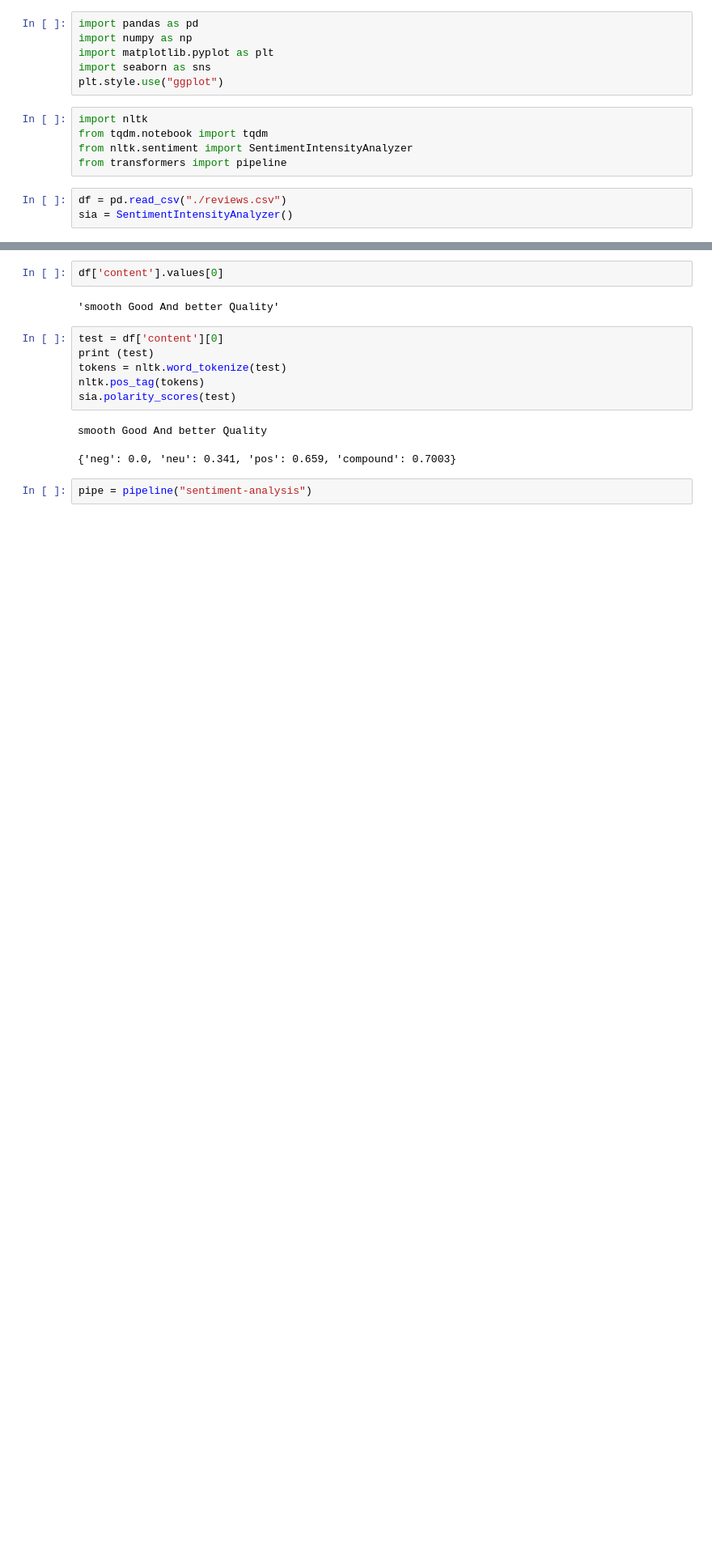
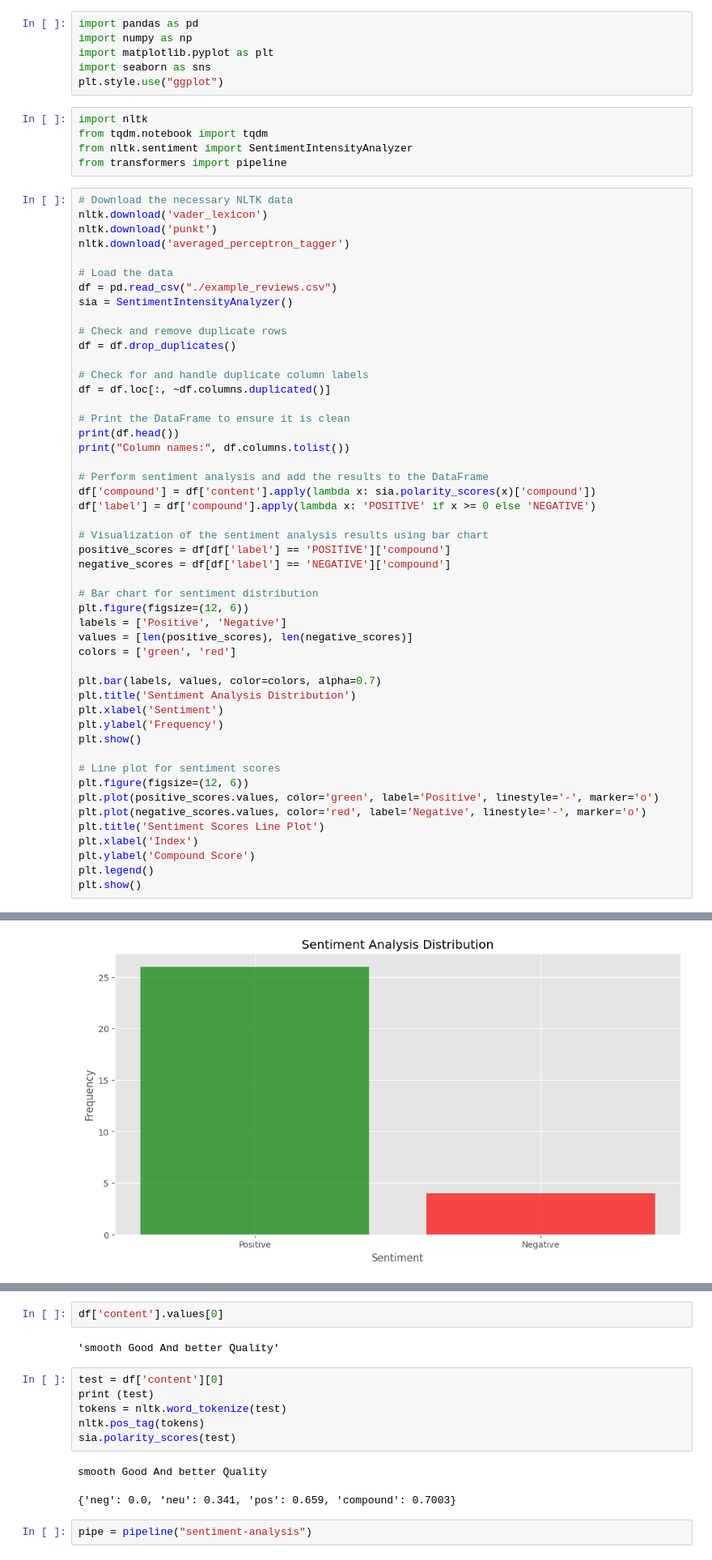
Before and after one commit to Terminal127/sen-analysis-intel, a Jupyter notebook: sen_analysis.ipynb, the cells around one changed output, grey strips where cells are left out. Shown: that part at 81% size. Cells and saved outputs as stored; diff of their text form; blank space fills up the shorter version.

Commit message:
Intel Products Sentiment Analysis added.

```diff
--- a/sen_analysis.ipynb
+++ b/sen_analysis.ipynb
@@ -10,5 +10,52 @@ from tqdm.notebook import tqdm
 from nltk.sentiment import SentimentIntensityAnalyzer
 from transformers import pipeline
 # %%
-df = pd.read_csv("./reviews.csv")
+# Download the necessary NLTK data
+nltk.download('vader_lexicon')
+nltk.download('punkt')
+nltk.download('averaged_perceptron_tagger')
+
+# Load the data
+df = pd.read_csv("./example_reviews.csv")
 sia = SentimentIntensityAnalyzer()
+
+# Check and remove duplicate rows
+df = df.drop_duplicates()
+
+# Check for and handle duplicate column labels
+df = df.loc[:, ~df.columns.duplicated()]
+
+# Print the DataFrame to ensure it is clean
+print(df.head())
+print("Column names:", df.columns.tolist())
+
+# Perform sentiment analysis and add the results to the DataFrame
+df['compound'] = df['content'].apply(lambda x: sia.polarity_scores(x)['compound'])
+df['label'] = df['compound'].apply(lambda x: 'POSITIVE' if x >= 0 else 'NEGATIVE')
+
+# Visualization of the sentiment analysis results using bar chart
+positive_scores = df[df['label'] == 'POSITIVE']['compound']
+negative_scores = df[df['label'] == 'NEGATIVE']['compound']
+
+# Bar chart for sentiment distribution
+plt.figure(figsize=(12, 6))
+labels = ['Positive', 'Negative']
+values = [len(positive_scores), len(negative_scores)]
+colors = ['green', 'red']
+
+plt.bar(labels, values, color=colors, alpha=0.7)
+plt.title('Sentiment Analysis Distribution')
+plt.xlabel('Sentiment')
+plt.ylabel('Frequency')
+plt.show()
+
+# Line plot for sentiment scores
+plt.figure(figsize=(12, 6))
+plt.plot(positive_scores.values, color='green', label='Positive', linestyle='-', marker='o')
+plt.plot(negative_scores.values, color='red', label='Negative', linestyle='-', marker='o')
+plt.title('Sentiment Scores Line Plot')
+plt.xlabel('Index')
+plt.ylabel('Compound Score')
+plt.legend()
+plt.show()
+# %% [output]
@@ -14,0 +89 @@ sia = SentimentIntensityAnalyzer()
+[figure, added]
```
Also changed, not shown: parts of 4 cells of this notebook, 6 other files.
